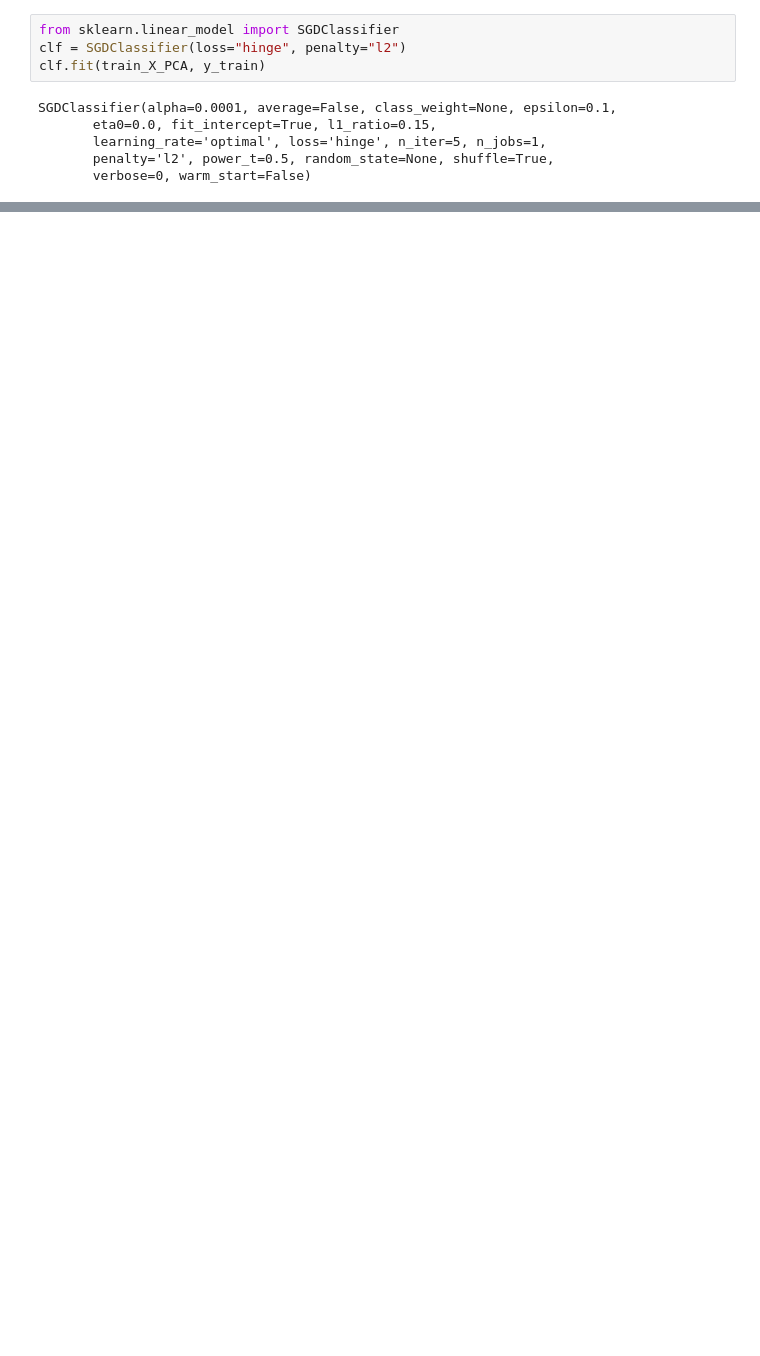
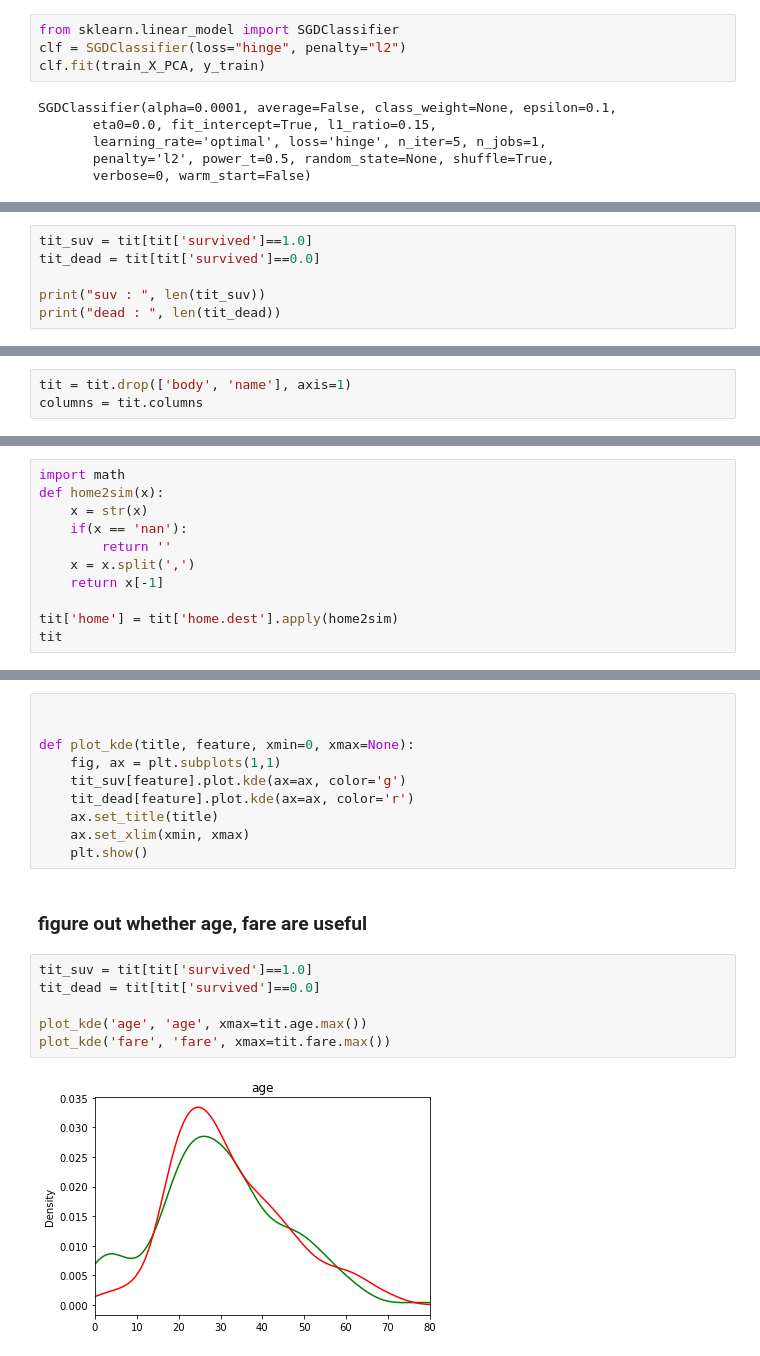
Before and after one commit to cmengwong/STASD, a Jupyter notebook: week8/hw8.ipynb, the cells around one changed output, grey strips where cells are left out. Drawn from its saved outputs; the diff is of its cells as text; blank space fills up the shorter version.

```diff
--- a/week8/hw8.ipynb
+++ b/week8/hw8.ipynb
@@ -294,0 +329,6 @@ print(acc)
+# %%
+tit_suv = tit[tit['survived']==1.0]
+tit_dead = tit[tit['survived']==0.0]
+
+print("suv : ", len(tit_suv))
+print("dead : ", len(tit_dead))
@@ -294,0 +341,3 @@ print(acc)
+# %%
+tit = tit.drop(['body', 'name'], axis=1)
+columns = tit.columns
@@ -294,0 +365,11 @@ print(acc)
+# %%
+import math
+def home2sim(x):
+    x = str(x)
+    if(x == 'nan'):
+        return ''
+    x = x.split(',')
+    return x[-1]
+
+tit['home'] = tit['home.dest'].apply(home2sim)
+tit
@@ -294,0 +395,20 @@ print(acc)
+# %%
+
+
+def plot_kde(title, feature, xmin=0, xmax=None):
+    fig, ax = plt.subplots(1,1)
+    tit_suv[feature].plot.kde(ax=ax, color='g')
+    tit_dead[feature].plot.kde(ax=ax, color='r')
+    ax.set_title(title)
+    ax.set_xlim(xmin, xmax)
+    plt.show()
+# %% [markdown]
+### figure out whether age, fare are useful
+# %%
+tit_suv = tit[tit['survived']==1.0]
+tit_dead = tit[tit['survived']==0.0]
+
+plot_kde('age', 'age', xmax=tit.age.max())
+plot_kde('fare', 'fare', xmax=tit.fare.max())
+# %% [output]
+[figure, added]
```
Also changed, not shown: parts of 51 cells of this notebook.
